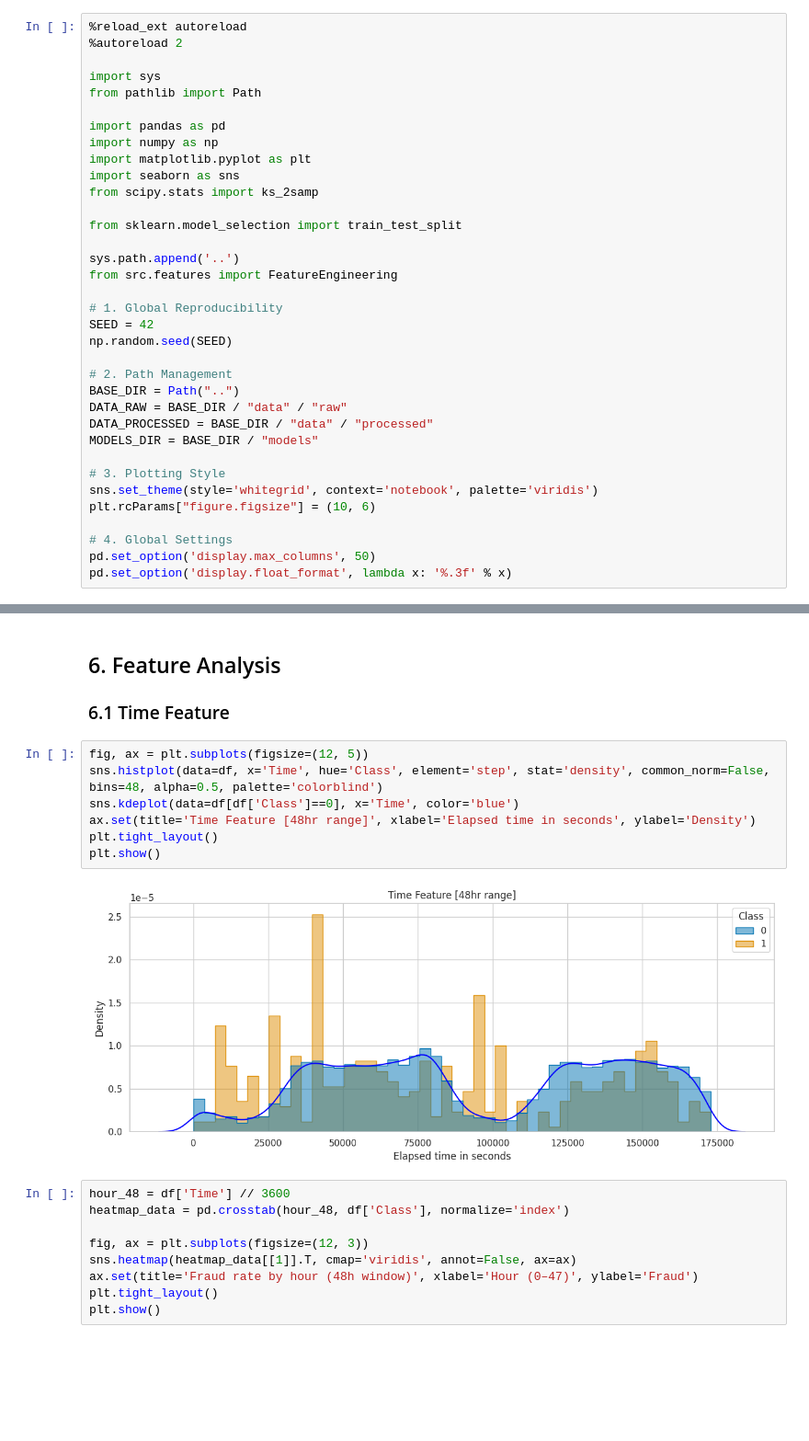
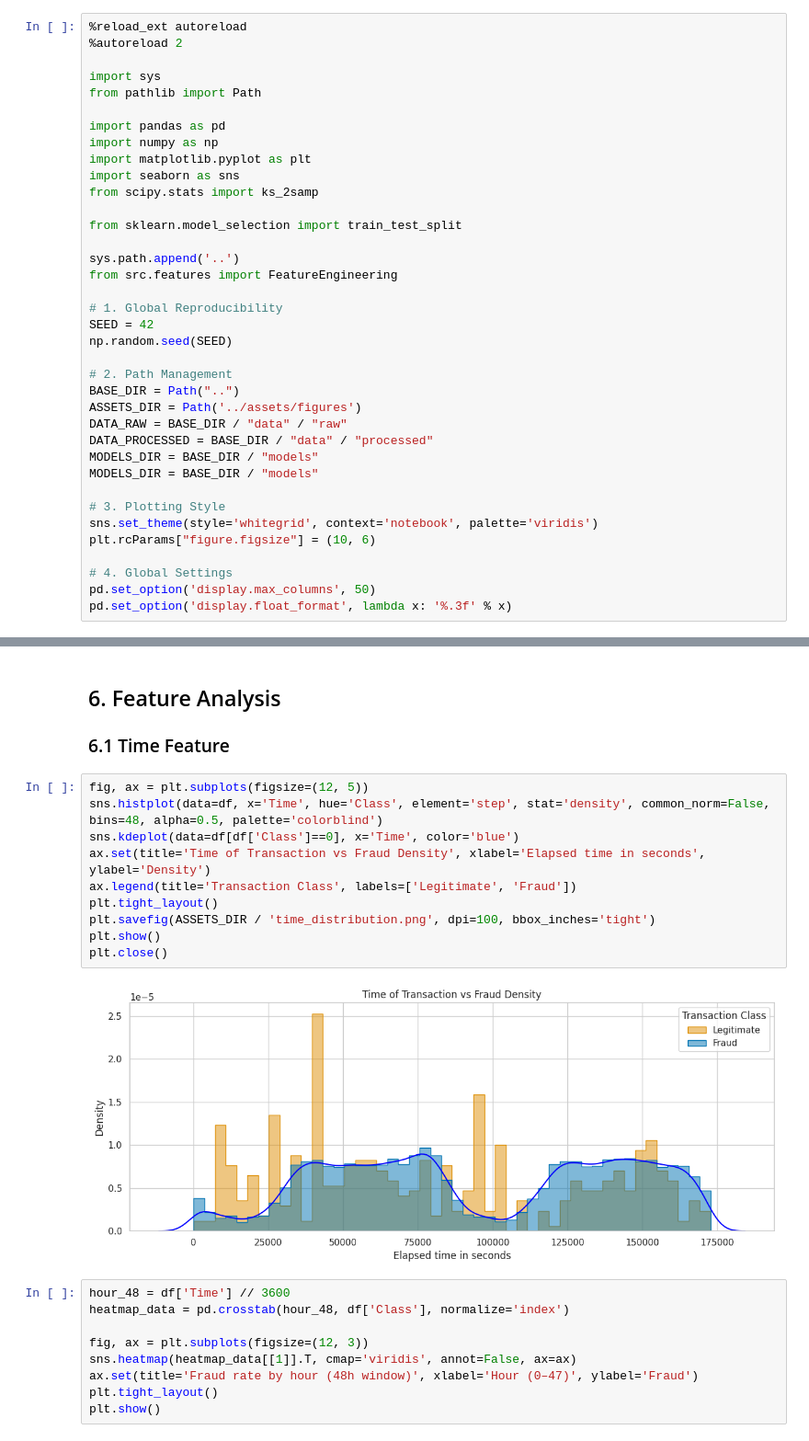
Before and after one commit to renteria-luis/fraud-detection-v1, a Jupyter notebook: notebooks/01_eda.ipynb, the cells around one changed output, grey strips where cells are left out. Shown at 92% size. Drawn from its saved outputs; the diff is of its cells as text; blank space fills up the shorter version.

```diff
--- a/notebooks/01_eda.ipynb
+++ b/notebooks/01_eda.ipynb
@@ -40,8 +40,10 @@ np.random.seed(SEED)
 
 # 2. Path Management
 BASE_DIR = Path("..")
+ASSETS_DIR = Path('../assets/figures')
 DATA_RAW = BASE_DIR / "data" / "raw"
 DATA_PROCESSED = BASE_DIR / "data" / "processed"
+MODELS_DIR = BASE_DIR / "models"
 MODELS_DIR = BASE_DIR / "models"
 
 # 3. Plotting Style
@@ -201,12 +222,15 @@ Boolean/Binary: Class (target)
 # %%
 fig, ax = plt.subplots(figsize=(12, 5))
 sns.histplot(data=df, x='Time', hue='Class', element='step', stat='density', common_norm=False, bins=48, alpha=0.5, palette='colorblind')
 sns.kdeplot(data=df[df['Class']==0], x='Time', color='blue')
-ax.set(title='Time Feature [48hr range]', xlabel='Elapsed time in seconds', ylabel='Density')
+ax.set(title='Time of Transaction vs Fraud Density', xlabel='Elapsed time in seconds', ylabel='Density')
+ax.legend(title='Transaction Class', labels=['Legitimate', 'Fraud'])
 plt.tight_layout()
+plt.savefig(ASSETS_DIR / 'time_distribution.png', dpi=100, bbox_inches='tight')
 plt.show()
+plt.close()
 # %% [output]
-[figure, old version]
+[figure, new version]
 # %%
 hour_48 = df['Time'] // 3600
 heatmap_data = pd.crosstab(hour_48, df['Class'], normalize='index')
```
Also changed, not shown: parts of 2 cells of this notebook, 3 other files.
